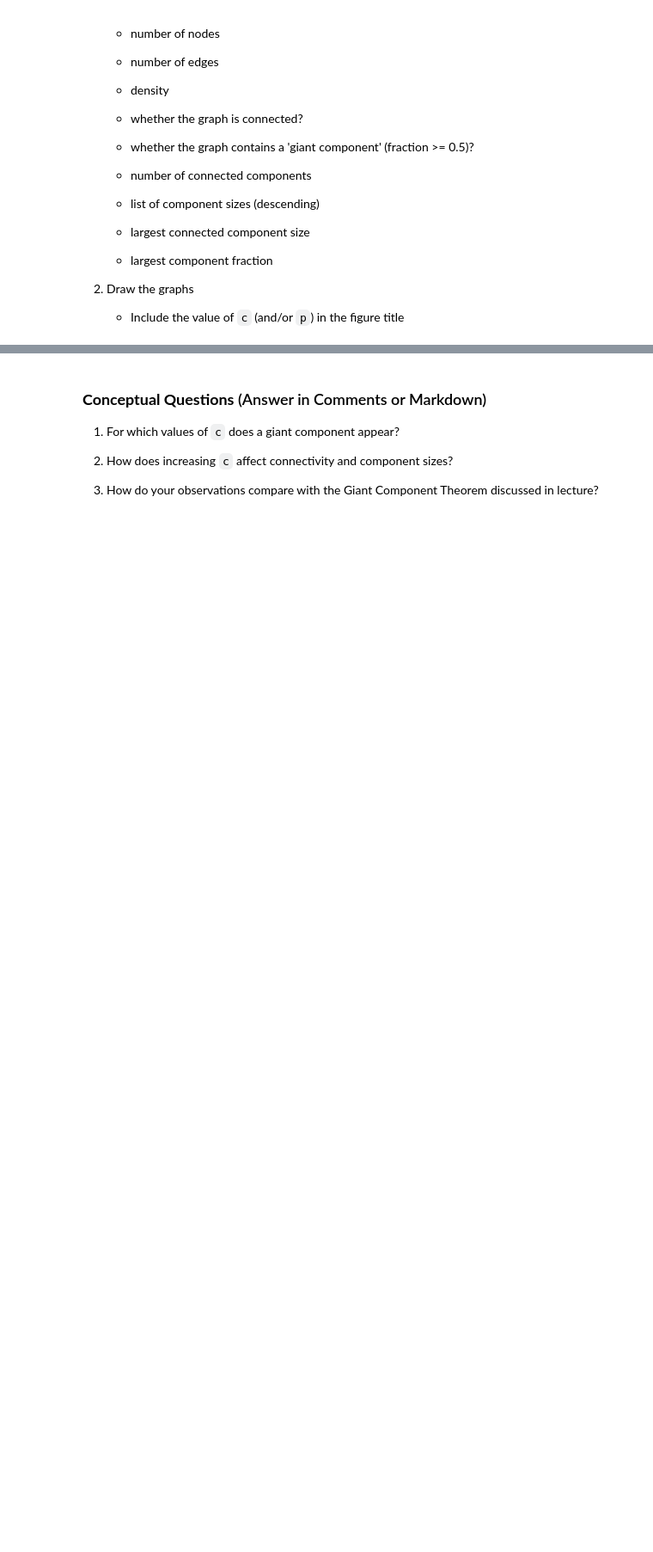
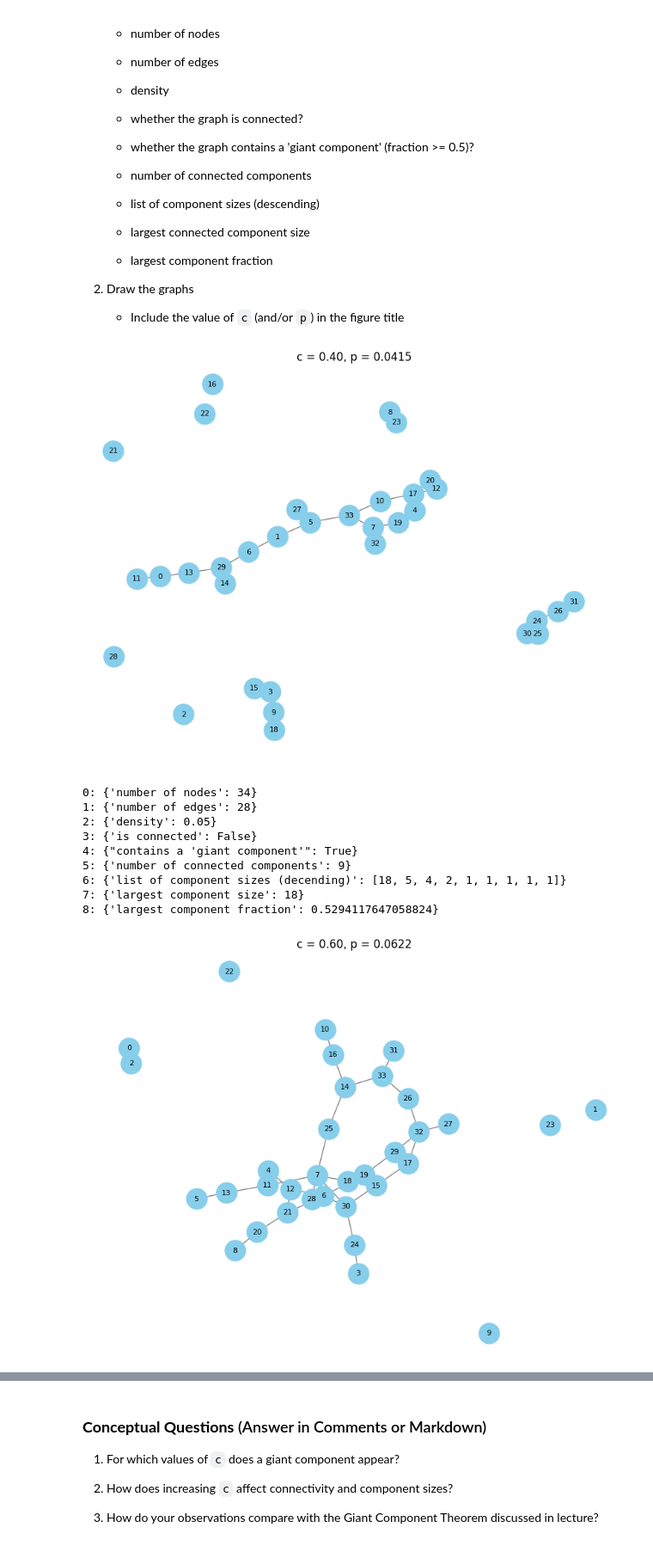
Before and after one commit to Guederas/CECS-427---Group-Project, a Jupyter notebook: Assignment1_427_Group2.ipynb, the cells around one changed output, grey strips where cells are left out. Shown at 86% size. Cells and saved outputs as stored; diff of their text form; code cells hidden in the pictures; blank space fills up the shorter version.

Commit message:
Finish displaying graph infos and drawing graphs

```diff
--- a/Assignment1_427_Group2.ipynb
+++ b/Assignment1_427_Group2.ipynb
@@ -267,30 +289,73 @@ Generate **three** random graphs for each value of `c`:
+# %%
+# Function to calculate p
+def calculate_p (c, n):
+  return (c * math.log(n)) / n
+
+# Function to draw a graph with given c and p in title
+def draw_graph(graph, c,p):
+  pos = nx.spring_layout(graph, seed=42)
+
+  plt.figure(figsize=(8, 6))
+
+  nx.draw(
+      graph,
+      pos,
+      with_labels=True,
+      node_color="skyblue",
+      node_size=500,
+      edge_color="gray",
+      font_size=8
+  )
+
+  plt.title(f"c = {c:.2f}, p = {p:.4f}")
+  plt.show()
 # %%
 import math
 import random
 
 # Assign n with number of nodes from the karate graph we calculated earlier (n = 34)
 n = num_of_nodes
 
-# Create graphs with 34 nodes
+# Create 3 graphs with 34 nodes
 G1 = nx.Graph()
 G1.add_nodes_from(range(n)) # add nodes 0 through 33
 G2 = nx.Graph()
 G2.add_nodes_from(range(n))
 G3 = nx.Graph()
 G3.add_nodes_from(range(n))
 
 # Assign c values to respective graphs
 graph_c_values = {G1: 0.4, G2: 0.6, G3: 1.5}
 
 # Assign edges using probability formula p = c * ln(n) / n, from class
 # We need to randomize a value at every pair of nodes
 # p is the probability of the pair of nodes having an edge
 # So we need the random value to be smaller than the corresponding p value
 
 # Calculate p for G1, and loop through node pairs (u,v)
 for graph, c in graph_c_values.items():
-    p = (c * math.log(n)) / n
+    p = calculate_p(c,n)
     for u in range(n):
         for v in range(u + 1, n):
             if random.random() < p:
                 graph.add_edge(u, v)
+
+    # Draw the graph
+    draw_graph(graph, c, p)
+
+    # Display all graph's info
+    graph_inf = graph_info(graph)
+    for name, value in graph_inf.items():
+      print(f"{name}: {value}")
+# %% [output]
+[figure, added]
+0: {'number of nodes': 34}
+1: {'number of edges': 28}
+2: {'density': 0.05}
+3: {'is connected': False}
+4: {"contains a 'giant component'": True}
+5: {'number of connected components': 9}
+6: {'list of component sizes (decending)': [18, 5, 4, 2, 1, 1, 1, 1, 1]}
+7: {'largest component size': 18}
+8: {'largest component fraction': 0.5294117647058824}
+[figure, added]
```
Also changed, not shown: parts of 3 cells of this notebook.
